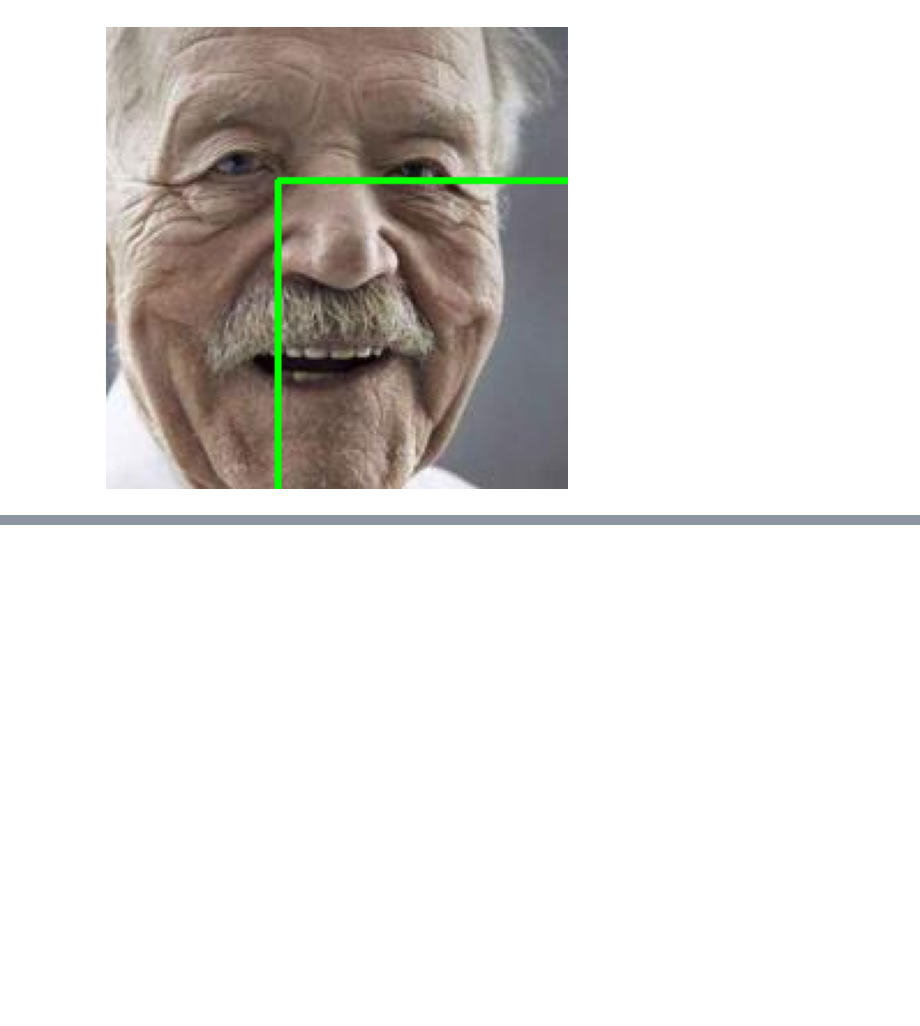
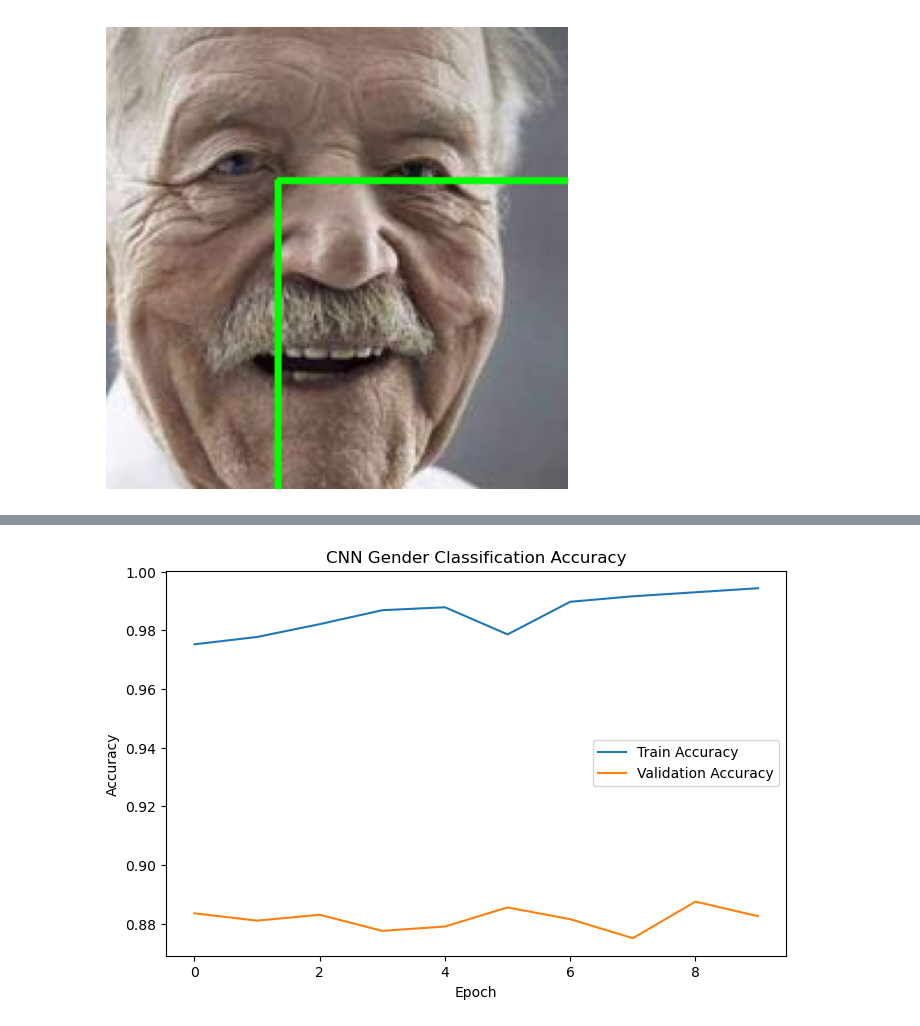
Before and after one commit to adri-chak/Gender-and-Age-Detector, a Jupyter notebook: GAdetector.ipynb, the cells around one changed output, grey strips where cells are left out. Cells and saved outputs as stored; diff of their text form; code cells hidden in the pictures; blank space fills up the shorter version.

Commit message:
Model training and fine tuning

```diff
--- a/GAdetector.ipynb
+++ b/GAdetector.ipynb
@@ -255,0 +572,5 @@ plt.show()
+# %%
+X=X / 255.0
+
+print(X.min())
+print(X.max())
@@ -255,0 +655,8 @@ plt.show()
+# %%
+model.compile(
+    optimizer='adam',
+    loss='binary_crossentropy',
+    metrics=['accuracy']
+)
+
+print("Model compiled successfully!")
@@ -255,0 +665,8 @@ plt.show()
+# %%
+history = model.fit(
+    X_train,
+    y_train,
+    epochs=10,
+    batch_size=32,
+    validation_data=(X_test, y_test)
+)
@@ -255,0 +694,25 @@ plt.show()
+# %%
+import os
+import matplotlib.pyplot as plt
+
+os.makedirs("images", exist_ok=True)
+
+plt.figure(figsize=(8,5))
+
+plt.plot(history.history['accuracy'], label='Train Accuracy')
+plt.plot(history.history['val_accuracy'], label='Validation Accuracy')
+
+plt.title("CNN Gender Classification Accuracy")
+plt.xlabel("Epoch")
+plt.ylabel("Accuracy")
+plt.legend()
+
+plt.savefig(
+    "images/cnn_accuracy.png",
+    dpi=300,
+    bbox_inches='tight'
+)
+
+plt.show()
+# %% [output]
+[figure, added]
```
Also changed, not shown: parts of 32 cells of this notebook, 3 other files.
